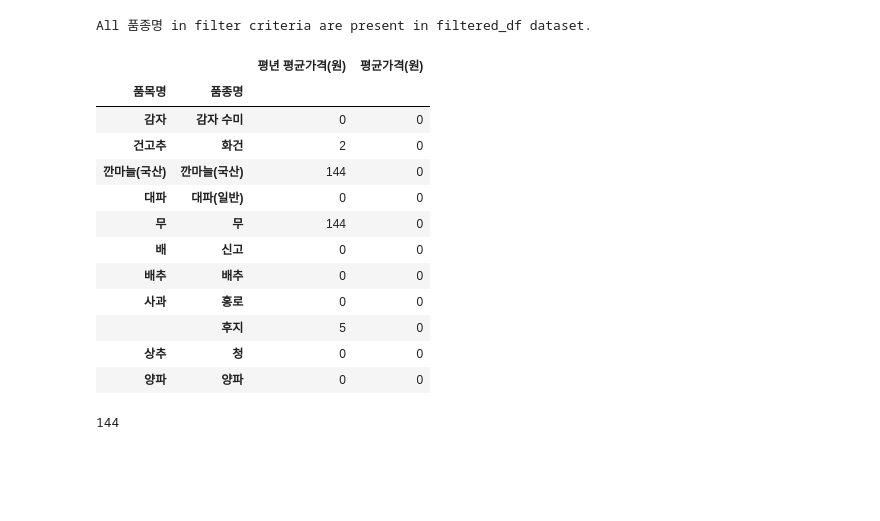
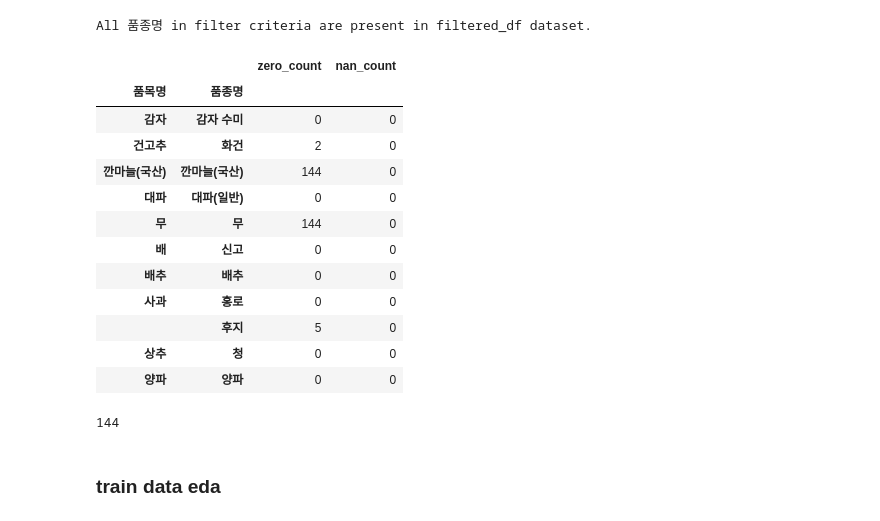
Before and after one commit to gaallmin/Prediction-of-Agricultural-Product-prices, a Jupyter notebook: baseline.ipynb, the cells around one changed output. Saved outputs shown, nothing was run; the diff lists cells and outputs as text; code cells hidden in the pictures; blank space fills up the shorter version.

```diff
--- a/baseline.ipynb
+++ b/baseline.ipynb
@@ -1002,16 +965,24 @@ else:
 All 품종명 in filter criteria are present in filtered_df dataset.
 # %%
 #결측치 확인
+import pandas as pd
+
 columns_check = ['평년 평균가격(원)', '평균가격(원)']
-zero_data= (filtered_df[columns_check] == 0)
-zero_data['품목명'] = filtered_df['품목명']
-zero_data['품종명'] = filtered_df['품종명']
 
-zero_data_grouped = zero_data.groupby(['품목명','품종명']).sum()
+zero_counts = (filtered_df[columns_check] == 0).sum(axis=1)
+nan_counts = filtered_df[columns_check].isna().sum(axis=1)
+counts_df = pd.DataFrame({
+    '품목명': filtered_df['품목명'],
+    '품종명': filtered_df['품종명'],
+    'zero_count': zero_counts,
+    'nan_count': nan_counts
+})
 
-zero_data_grouped
+grouped_counts = counts_df.groupby(['품목명', '품종명']).sum()
+
+grouped_counts
 # %% [output]
-|  |  | 평년 평균가격(원) | 평균가격(원) |
+|  |  | zero_count | nan_count |
 | 품목명 | 품종명 |  |  |
 | 감자 | 감자 수미 | 0 | 0 |
 | 건고추 | 화건 | 2 | 0 |
@@ -1031,3 +1002,5 @@ print(filtered_garlic.shape[0])
 # every data has 144 entries
 # %% [output]
 144
+# %% [markdown]
+### train data eda
```
Also changed, not shown: parts of 17 cells of this notebook, 1 other file.
